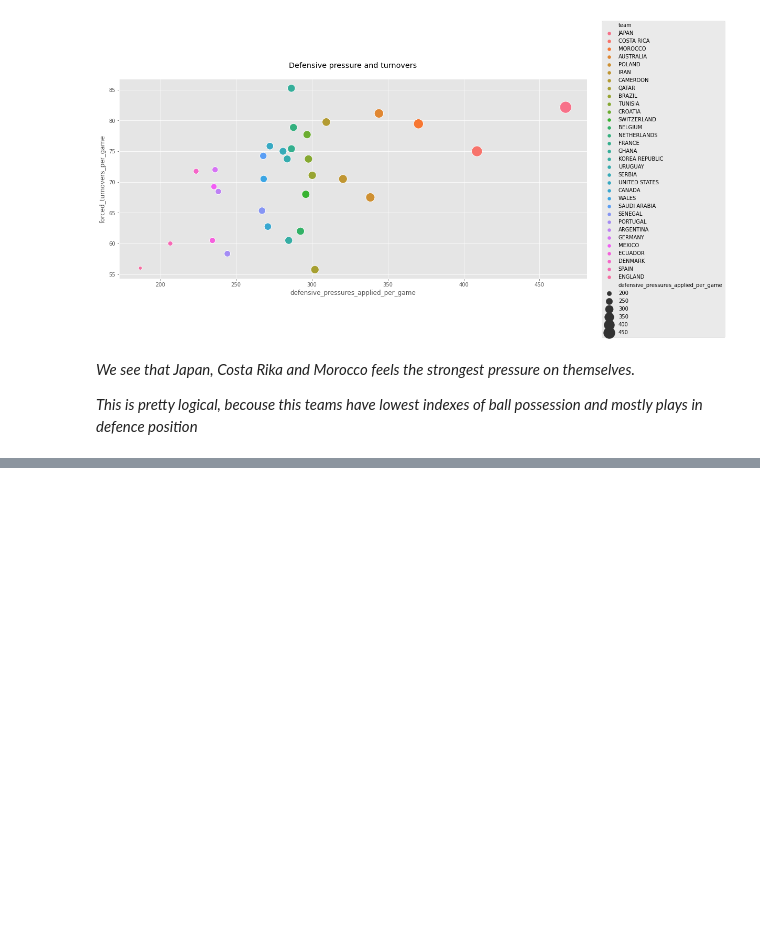
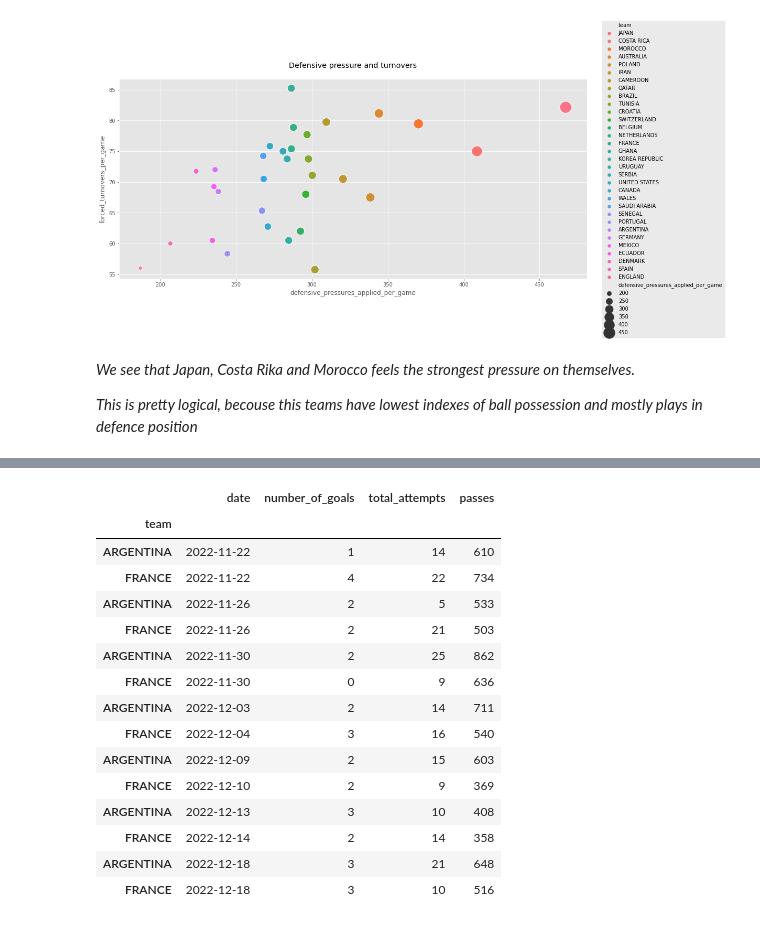
Before and after one commit to avgalkov/Kaggle-research, a Jupyter notebook: fifa-2022-world-cup-research.ipynb, the cells around one changed output, grey strips where cells are left out. Cells and saved outputs as stored; diff of their text form; code cells hidden in the pictures; blank space fills up the shorter version.

```diff
--- a/fifa-2022-world-cup-research.ipynb
+++ b/fifa-2022-world-cup-research.ipynb
@@ -770,0 +823,20 @@ sns.despine()
+# %%
+final_way = pd.concat([final_way_home, final_way_away]).sort_values('date').set_index('team')
+final_way
+# %% [output]
+|  | date | number_of_goals | total_attempts | passes |
+| team |  |  |  |  |
+| ARGENTINA | 2022-11-22 | 1 | 14 | 610 |
+| FRANCE | 2022-11-22 | 4 | 22 | 734 |
+| ARGENTINA | 2022-11-26 | 2 | 5 | 533 |
+| FRANCE | 2022-11-26 | 2 | 21 | 503 |
+| ARGENTINA | 2022-11-30 | 2 | 25 | 862 |
+| FRANCE | 2022-11-30 | 0 | 9 | 636 |
+| ARGENTINA | 2022-12-03 | 2 | 14 | 711 |
+| FRANCE | 2022-12-04 | 3 | 16 | 540 |
+| ARGENTINA | 2022-12-09 | 2 | 15 | 603 |
+| FRANCE | 2022-12-10 | 2 | 9 | 369 |
+| ARGENTINA | 2022-12-13 | 3 | 10 | 408 |
+| FRANCE | 2022-12-14 | 2 | 14 | 358 |
+| ARGENTINA | 2022-12-18 | 3 | 21 | 648 |
+| FRANCE | 2022-12-18 | 3 | 10 | 516 |
```
Also changed, not shown: parts of 7 cells of this notebook.
